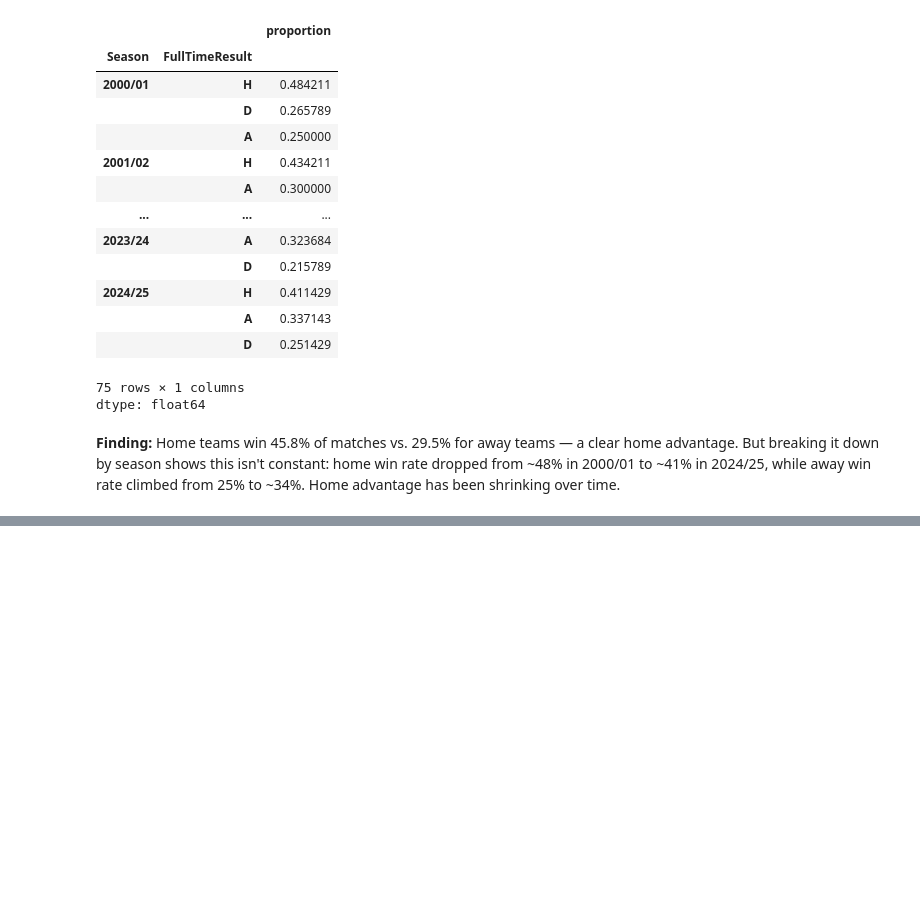
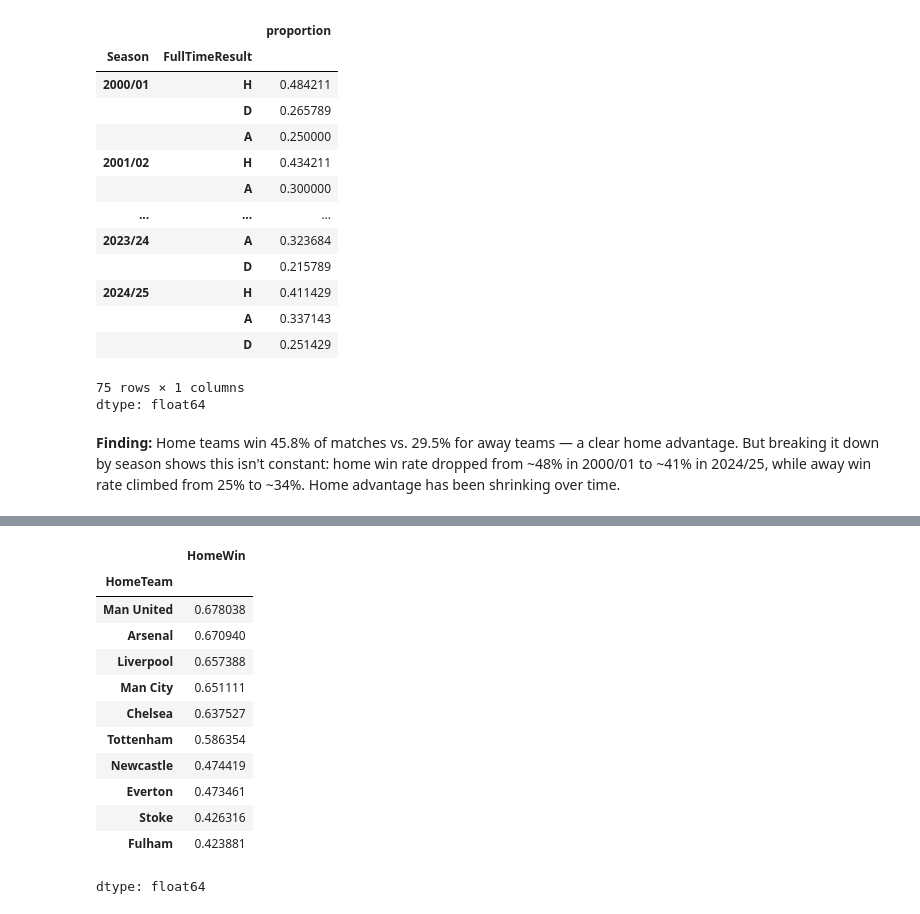
Before and after one commit to azizdaim/epl-data-analysis, a Jupyter notebook: epl_eda.ipynb, the cells around one changed output, grey strips where cells are left out. Drawn from its saved outputs; the diff is of its cells as text; code cells hidden in the pictures; blank space fills up the shorter version.

```diff
--- a/epl_eda.ipynb
+++ b/epl_eda.ipynb
@@ -79,0 +84,19 @@ advantage has been shrinking over time.
+# %%
+df['HomeWin'] = (df['FullTimeResult'] == 'H').astype(int)
+
+home_win_rate = df.groupby('HomeTeam')['HomeWin'].mean().sort_values(ascending=False)
+home_win_rate.head(10)
+# %% [output]
+|  | HomeWin |
+| HomeTeam |  |
+| Man United | 0.678038 |
+| Arsenal | 0.670940 |
+| Liverpool | 0.657388 |
+| Man City | 0.651111 |
+| Chelsea | 0.637527 |
+| Tottenham | 0.586354 |
+| Newcastle | 0.474419 |
+| Everton | 0.473461 |
+| Stoke | 0.426316 |
+| Fulham | 0.423881 |
+dtype: float64
```
Also changed, not shown: parts of 7 cells of this notebook.
